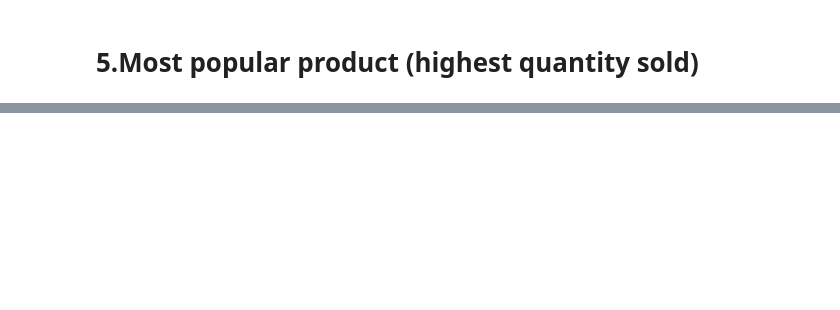
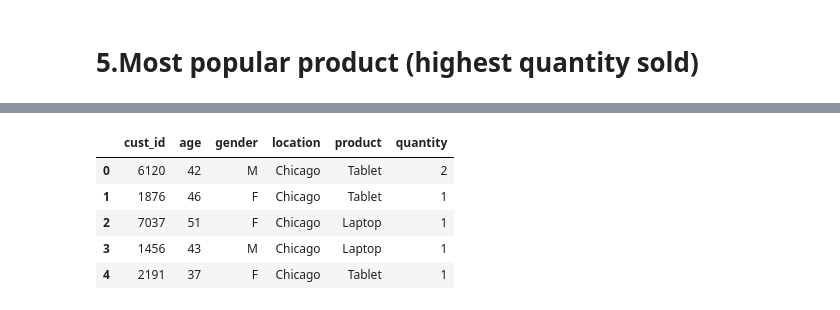
Before and after one commit to harika0345/harika_ai, a Jupyter notebook: Data_Analysis/02_panda_assign.ipynb, the cells around one changed output, grey strips where cells are left out. Drawn from its saved outputs; the diff is of its cells as text; code cells hidden in the pictures; blank space fills up the shorter version.

```diff
--- a/Data_Analysis/02_panda_assign.ipynb
+++ b/Data_Analysis/02_panda_assign.ipynb
@@ -98,0 +110,38 @@ popular_products
+# %%
+import numpy as np
+sales_data = {
+  'cust_id': np.random.randint(1000, 9999, 5000),
+  'age': np.random.randint(18, 70, 5000),
+  'gender': np.random.choice(['M', 'F'], 5000),
+  'location': np.random.choice(['New York', 'Los Angeles', 'Chicago'], 5000),
+  'product': np.random.choice(['Laptop', 'Smartphone', 'Tablet'], 5000),
+  'quantity': np.random.randint(1, 3, 5000)
+}
+sales_df = pd.DataFrame(sales_data)
+
+# price_data
+price_data = {
+  'product': np.random.choice(['Laptop', 'Smartphone', 'Tablet'], 5000),
+  'price': np.random.uniform(100, 1500, 5000)
+}
+price_df = pd.DataFrame(price_data)
+
+# Questions which need to solve?
+
+# 1. What is the average price of products sold to different age groups?
+# 2. How does the gender distribution look across different product categories?
+# 3. What is the most popular product in each location?
+# 4. Are there any correlations between age and the price of products purchased? # ignore for now - we will discuss in our maths
+# 5. How does the sales distribution look across different locations?
+# 6. What is the average quantity of products sold per transaction?
+# 7. What is the total revenue generated from each product category?
+# 8. What is the average price of products sold to different age groups?
+# %%
+sales_df.head(5)
+# %% [output]
+|  | cust_id | age | gender | location | product | quantity |
+| 0 | 6120 | 42 | M | Chicago | Tablet | 2 |
+| 1 | 1876 | 46 | F | Chicago | Tablet | 1 |
+| 2 | 7037 | 51 | F | Chicago | Laptop | 1 |
+| 3 | 1456 | 43 | M | Chicago | Laptop | 1 |
+| 4 | 2191 | 37 | F | Chicago | Tablet | 1 |
```
Also changed, not shown: parts of 28 cells of this notebook, 8 other files.
